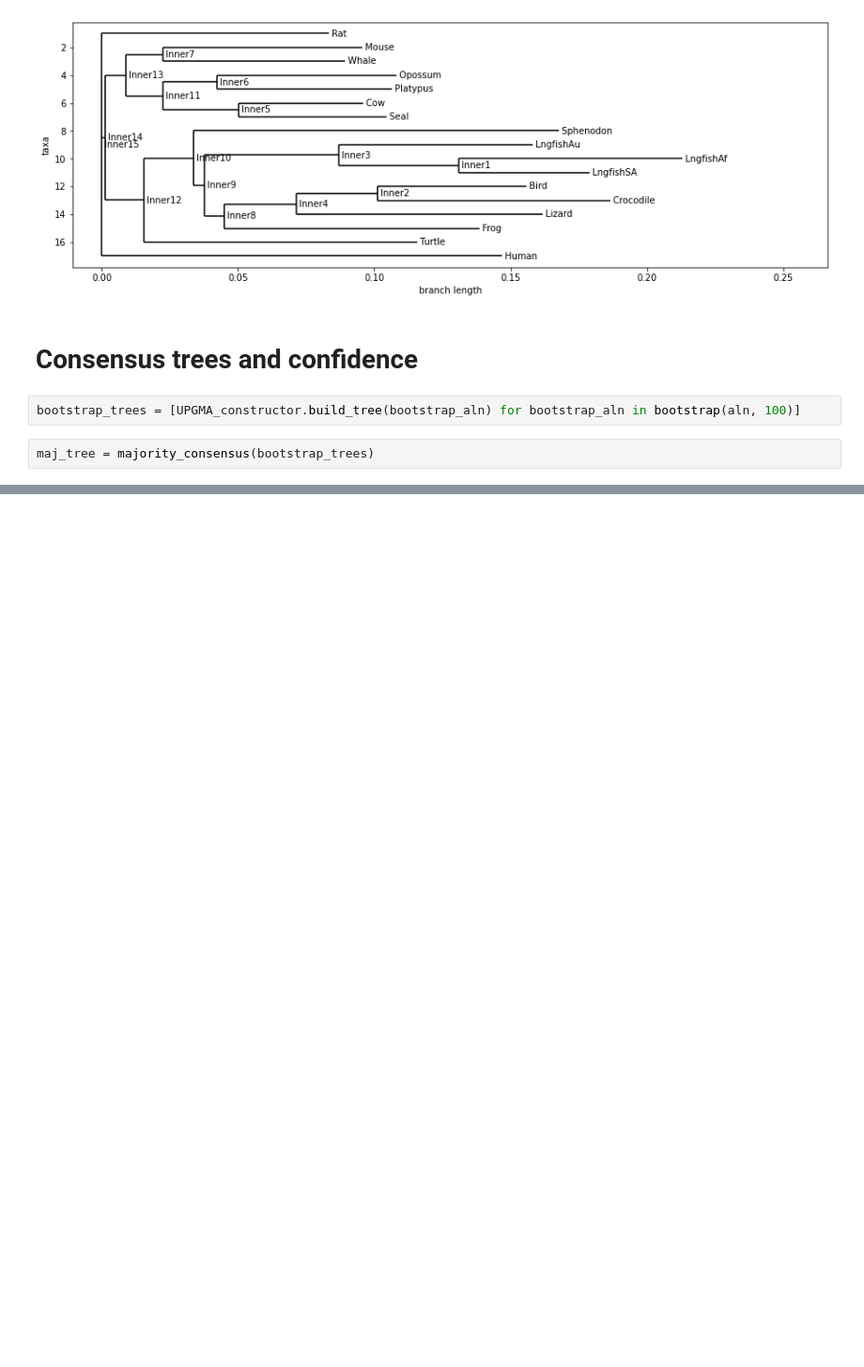
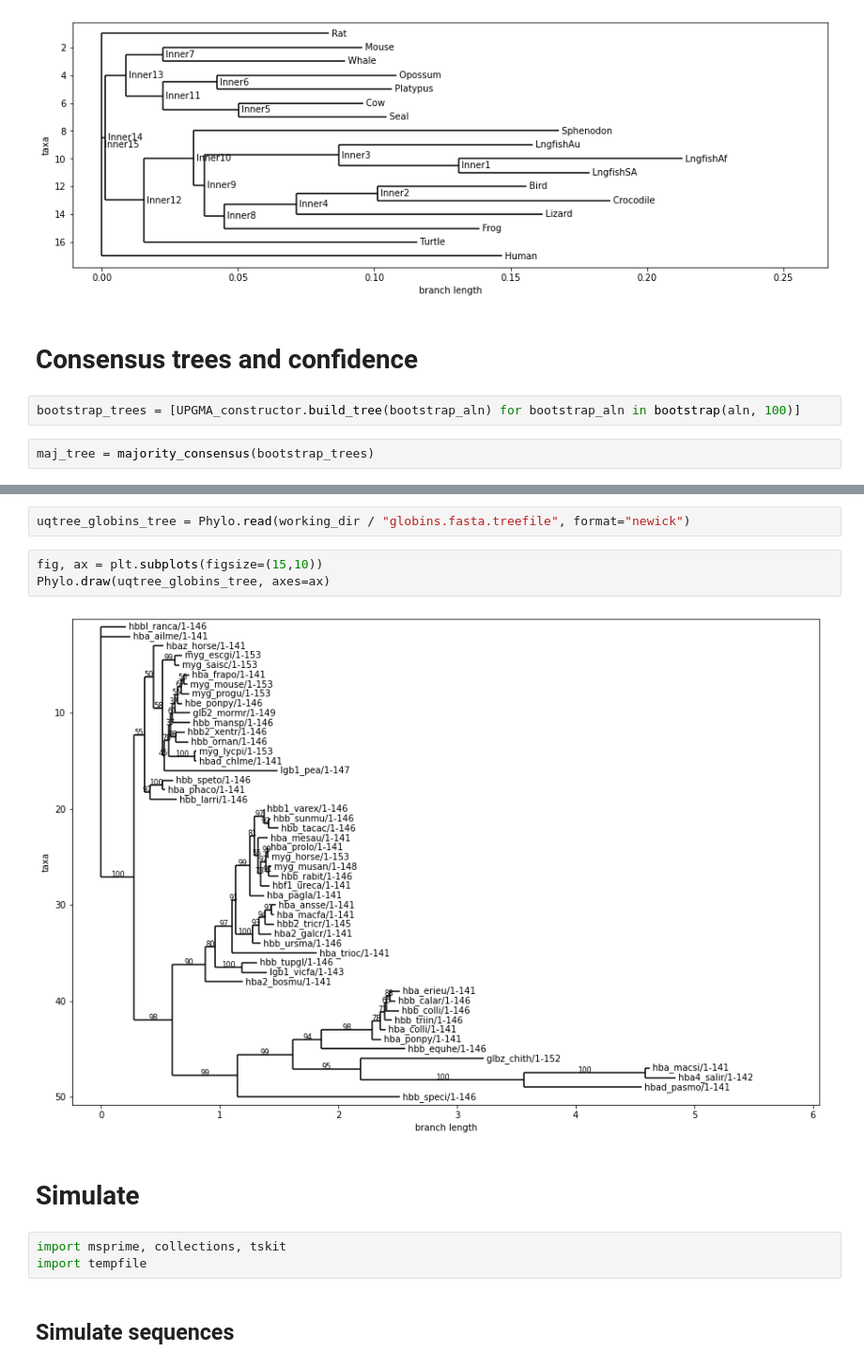
Before and after one commit to regevs/practical, a Jupyter notebook: 20240212_tree_practical.ipynb, the cells around one changed output, grey strips where cells are left out. Shown at 94% size. Cells and saved outputs as stored; diff of their text form; blank space fills up the shorter version.

```diff
--- a/20240212_tree_practical.ipynb
+++ b/20240212_tree_practical.ipynb
@@ -129,0 +157,14 @@ Phylo.draw(maj_tree, axes=ax)
+# %%
+uqtree_globins_tree = Phylo.read(working_dir / "globins.fasta.treefile", format="newick")
+# %%
+fig, ax = plt.subplots(figsize=(15,10))
+Phylo.draw(uqtree_globins_tree, axes=ax)
+# %% [output]
+[figure, added]
+# %% [markdown]
+# Simulate
+# %%
+import msprime, collections, tskit
+import tempfile
+# %% [markdown]
+## Simulate sequences
```
Also changed, not shown: parts of 23 cells of this notebook, 24 other files.
